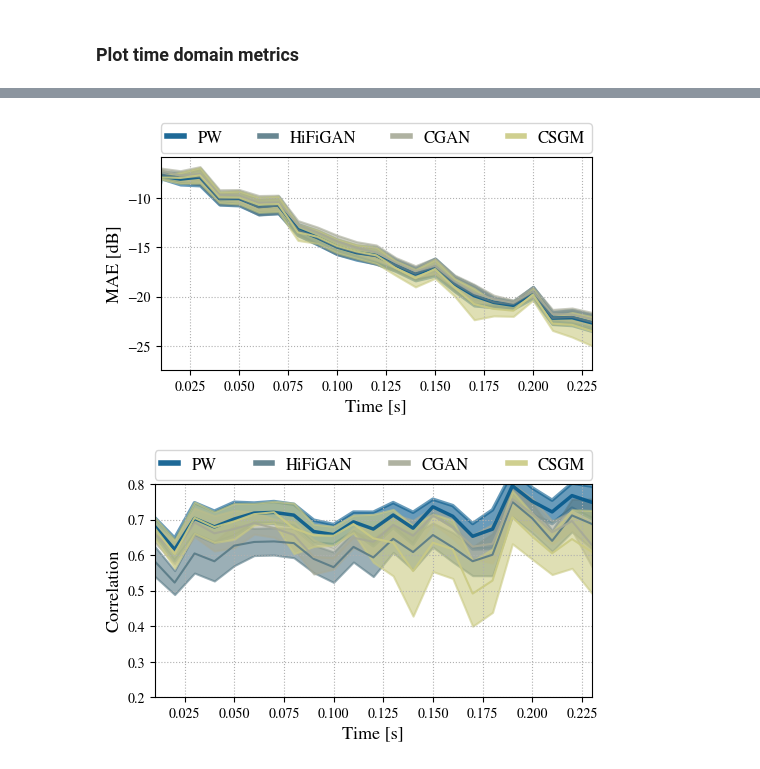
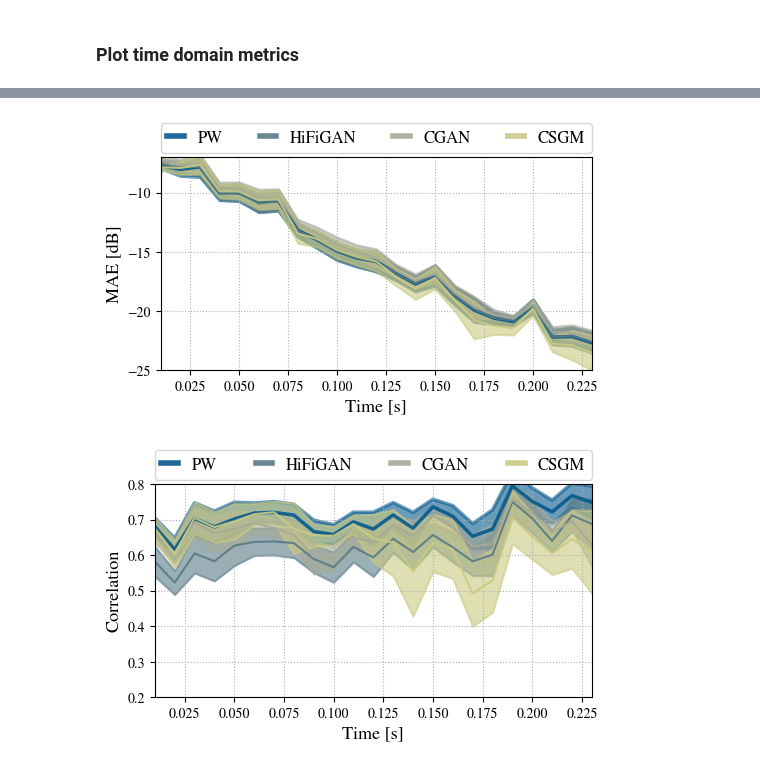
Before and after one commit to xefonon/BandwidthExtensionRIRs, a Jupyter notebook: src/visualization/bandwidth_extension_example.ipynb, the cells around one changed output, grey strips where cells are left out. Drawn from its saved outputs; the diff is of its cells as text; code cells hidden in the pictures.

```diff
--- a/src/visualization/bandwidth_extension_example.ipynb
+++ b/src/visualization/bandwidth_extension_example.ipynb
@@ -167,35 +177,35 @@ response_numbers = np.arange(0, 15)
 PWdata = []
 SEGANdata = []
 HiFidata = []
 CSGMdata = []
 # for response_number in response_numbers[response:response + 1]:
 for response_number in response_numbers:
     h5path1 = os.path.join(str(seganfilepath),f'metrics_inference_{response_number}.h5')
     h5path2 = os.path.join(str(hififilepath),f'metrics_inference_{response_number}.h5')
     h5path3 = os.path.join(str(csgmfilepath),f'metrics_inference_{response_number}.h5')
     metrics_SEGAN = config_metrics(h5path1)
     metrics_hifi = config_metrics(h5path2)
     metrics_csgm = config_metrics(h5path3)
     PWdata.append(metrics_hifi[f'td_plwav{metric}'])
     SEGANdata.append(metrics_SEGAN[f'td_gan{metric}'], )
     HiFidata.append(metrics_hifi[f'td_gan{metric}'])
     CSGMdata.append(metrics_csgm[f'td_gan{metric}'])
     t = metrics_csgm['time_intervals']
 
 plot_dict = {
     'PW': np.squeeze(PWdata),
     'HiFiGAN': np.squeeze(HiFidata),
     'CGAN': np.squeeze(SEGANdata),
     'CSGM': np.squeeze(CSGMdata)
 }
 figsize = (5,3)
 fig, ax = plt.subplots(figsize=figsize)
 ax = plot_td_corr_data(t, plot_dict, ylabel='MAE [dB]', switchcolors=True)
-# ax.set_ylim([0.2, 0.8])
+ax.set_ylim([-25, -7])
 ax.set_xlim([0.01, .23])
 fig.show()
 # %% [output]
-[figure, old version]
+[figure, new version]
 # %%
 """ Plot td metrics"""
 metric = 'corr'
```
Also changed, not shown: parts of 8 cells of this notebook, 5 other files.
